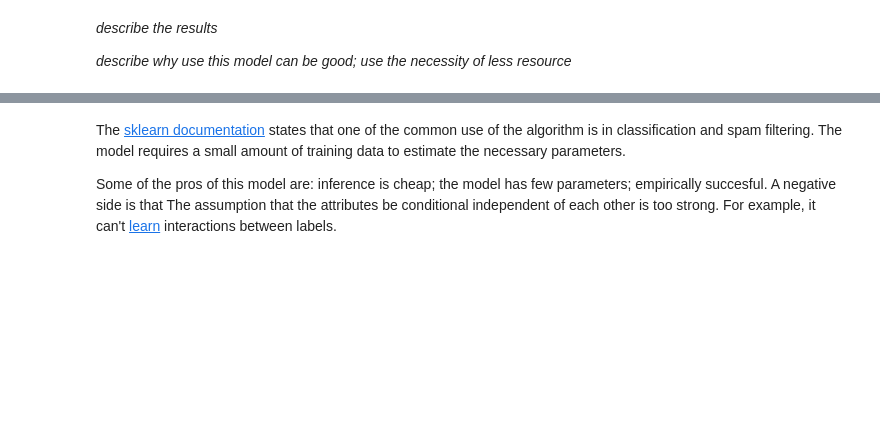
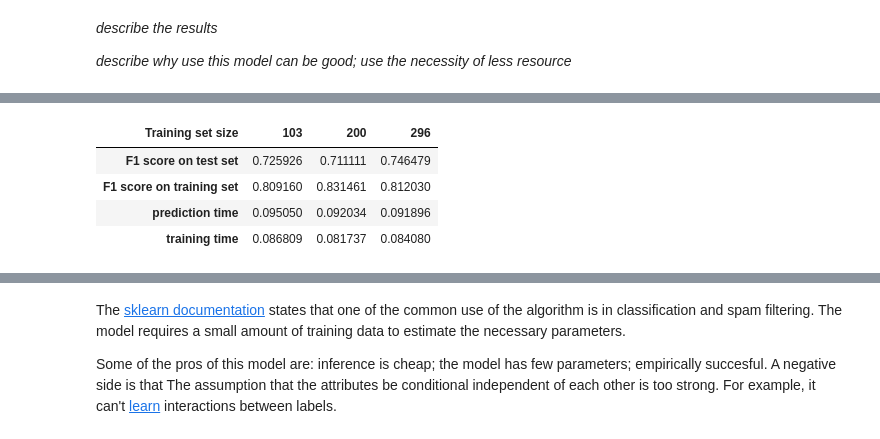
Before and after one commit to ucaiado/Student_Intervention, a Jupyter notebook: student_intervention.ipynb, the cells around one changed output, grey strips where cells are left out. Cells and saved outputs as stored; diff of their text form; code cells hidden in the pictures; blank space fills up the shorter version.

```diff
--- a/student_intervention.ipynb
+++ b/student_intervention.ipynb
@@ -661,0 +666,5 @@ makeTable(d_rtn, "GaussianNB")
+# %%
+df2 = df
+# %%
+df2.index = [["Training set size"]*3, df2.index]
+df2 = df2.T
@@ -661,0 +679,10 @@ makeTable(d_rtn, "GaussianNB")
+# %%
+df2.columns.name = "Training set size"
+# %%
+df2
+# %% [output]
+| Training set size | 103 | 200 | 296 |
+| F1 score on test set | 0.725926 | 0.711111 | 0.746479 |
+| F1 score on training set | 0.809160 | 0.831461 | 0.812030 |
+| prediction time | 0.095050 | 0.092034 | 0.091896 |
+| training time | 0.086809 | 0.081737 | 0.084080 |
```
Also changed, not shown: parts of 7 cells of this notebook.
